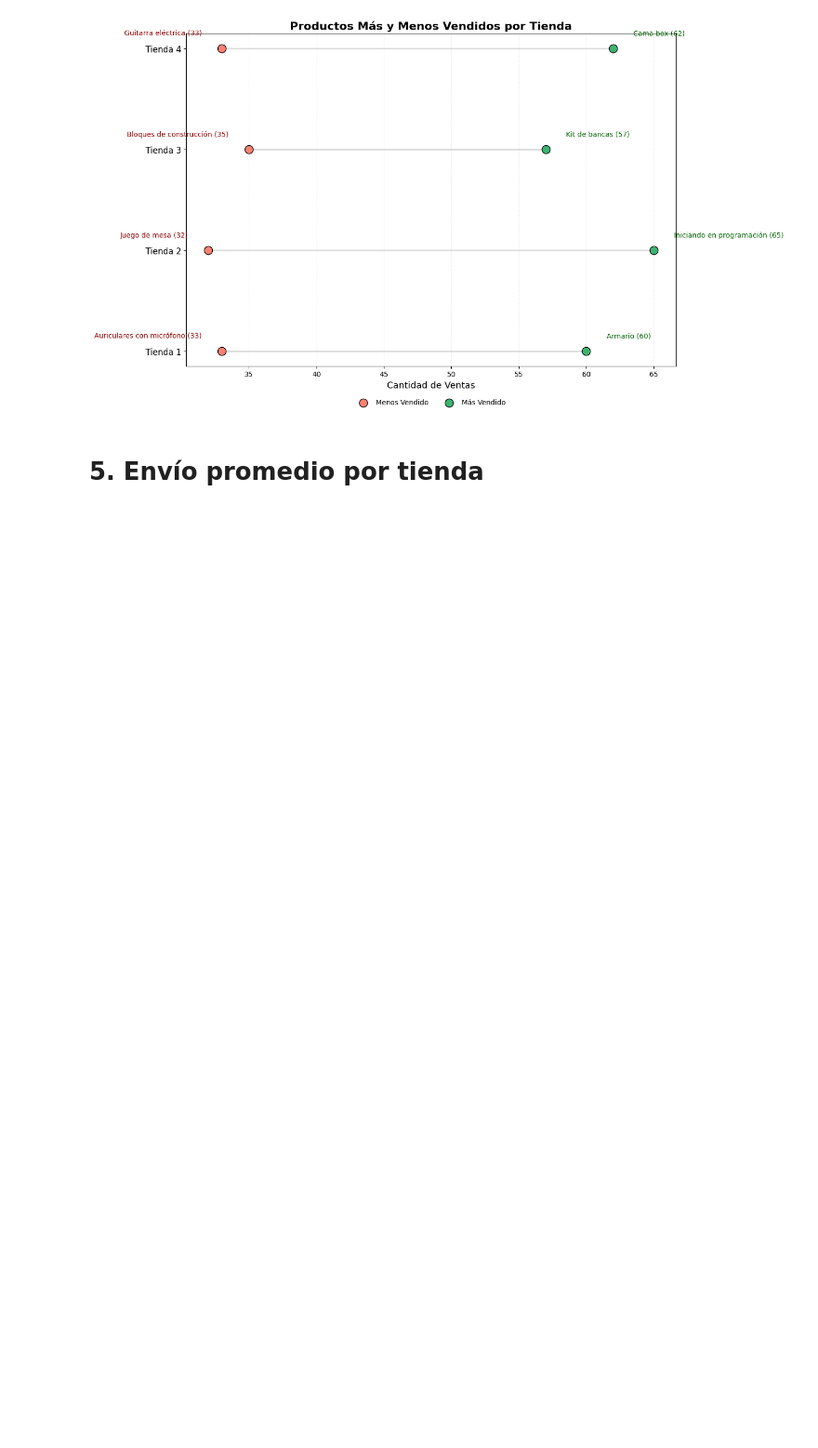
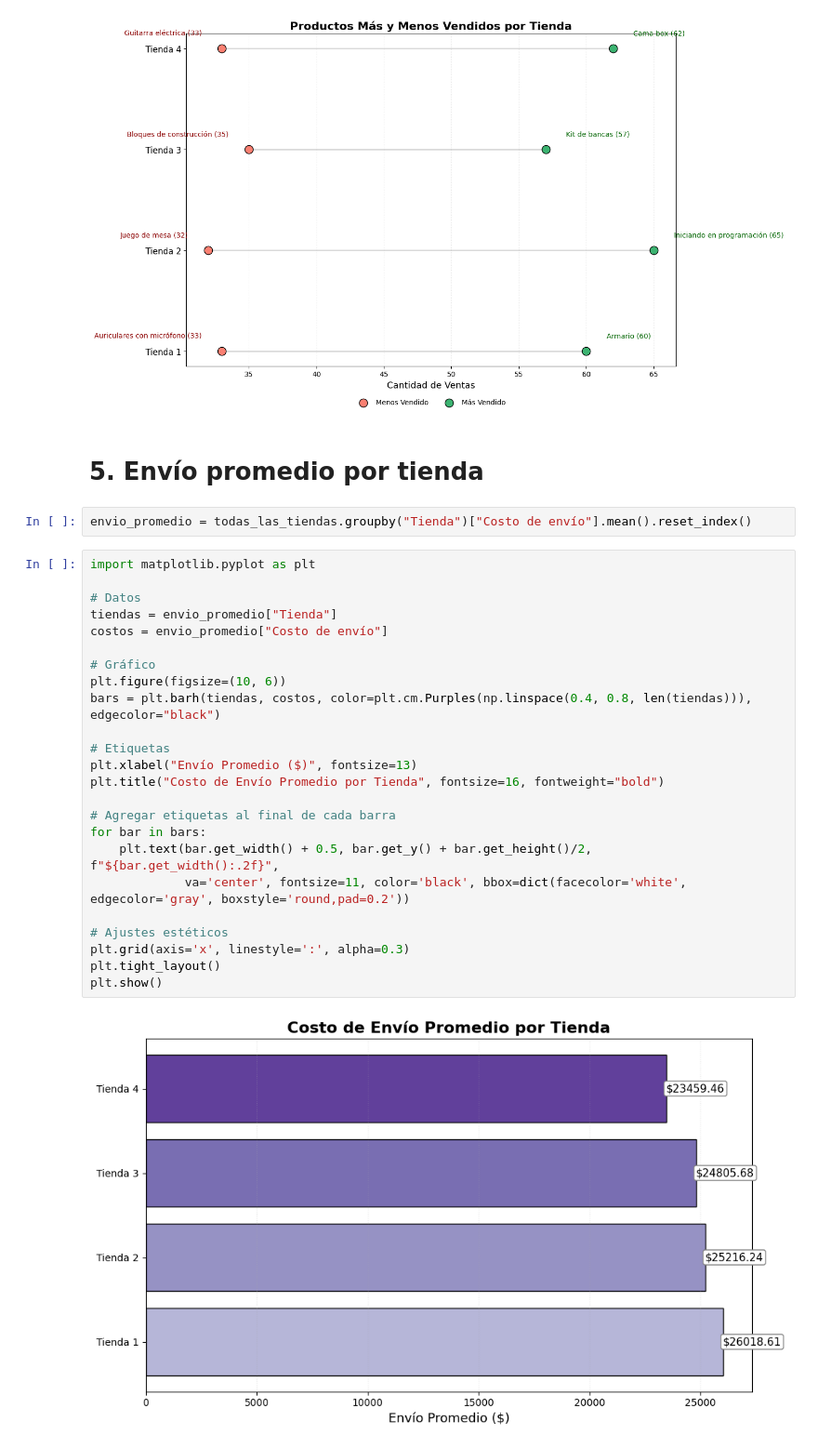
Before and after one commit to Rociolivingstonux/Challenge-Data-Science-Alura-, a Jupyter notebook: AluraStoreLatam.ipynb, the cells around one changed output. Shown: that part at 93% size. Drawn from its saved outputs; the diff is of its cells as text; blank space fills up the shorter version.

```diff
--- a/AluraStoreLatam.ipynb
+++ b/AluraStoreLatam.ipynb
@@ -261,3 +261,31 @@ plt.show()
 [figure]
 # %% [markdown]
 # 5. Envío promedio por tienda
+# %%
+envio_promedio = todas_las_tiendas.groupby("Tienda")["Costo de envío"].mean().reset_index()
+# %%
+import matplotlib.pyplot as plt
+
+# Datos
+tiendas = envio_promedio["Tienda"]
+costos = envio_promedio["Costo de envío"]
+
+# Gráfico
+plt.figure(figsize=(10, 6))
+bars = plt.barh(tiendas, costos, color=plt.cm.Purples(np.linspace(0.4, 0.8, len(tiendas))), edgecolor="black")
+
+# Etiquetas
+plt.xlabel("Envío Promedio ($)", fontsize=13)
+plt.title("Costo de Envío Promedio por Tienda", fontsize=16, fontweight="bold")
+
+# Agregar etiquetas al final de cada barra
+for bar in bars:
+    plt.text(bar.get_width() + 0.5, bar.get_y() + bar.get_height()/2, f"${bar.get_width():.2f}",
+             va='center', fontsize=11, color='black', bbox=dict(facecolor='white', edgecolor='gray', boxstyle='round,pad=0.2'))
+
+# Ajustes estéticos
+plt.grid(axis='x', linestyle=':', alpha=0.3)
+plt.tight_layout()
+plt.show()
+# %% [output]
+[figure, added]
```
Also changed, not shown: parts of 1 cell of this notebook.
